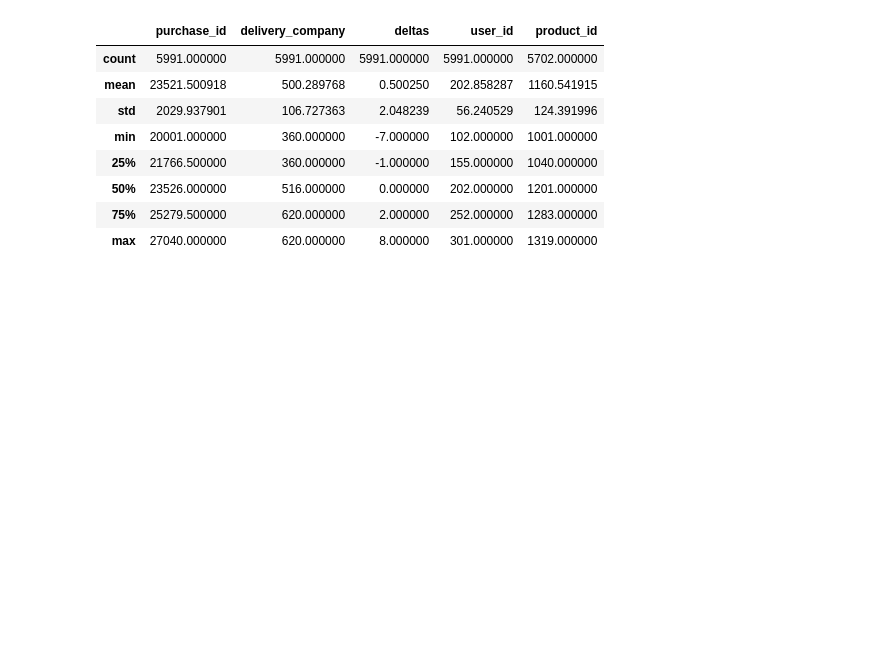
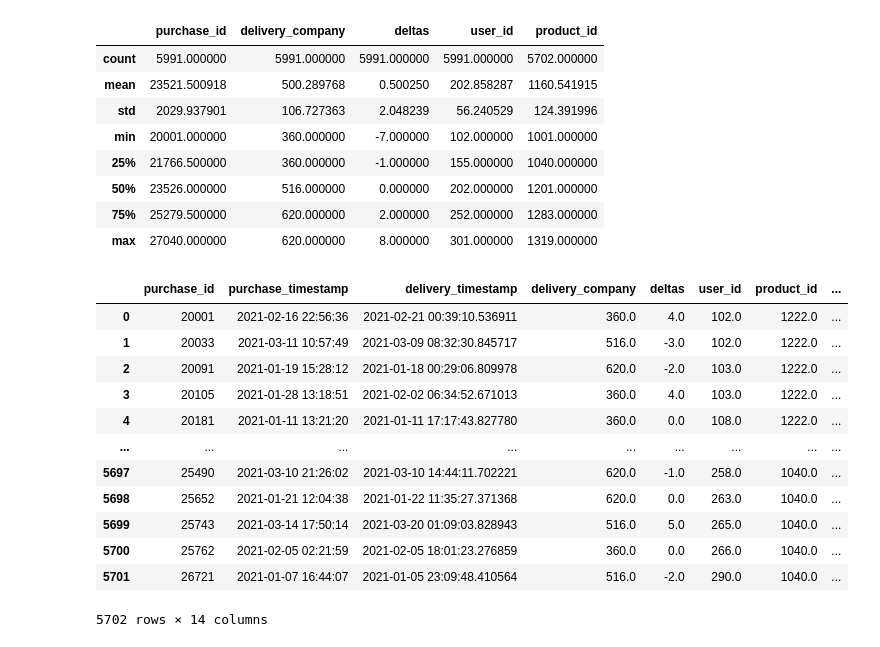
Before and after one commit to Magdahime/IUM_project, a Jupyter notebook: DataVisualization.ipynb, the cells around one changed output. Drawn from its saved outputs; the diff is of its cells as text; code cells hidden in the pictures; blank space fills up the shorter version.

```diff
--- a/DataVisualization.ipynb
+++ b/DataVisualization.ipynb
@@ -188,0 +191,16 @@ Text(0, 0.5, 'Deliveries mean')
+# %%
+deliveries_ses_user_prod
+# %% [output]
+|  | purchase_id | purchase_timestamp | delivery_timestamp | delivery_company | deltas | user_id | product_id | ... |
+| 0 | 20001 | 2021-02-16 22:56:36 | 2021-02-21 00:39:10.536911 | 360.0 | 4.0 | 102.0 | 1222.0 | ... |
+| 1 | 20033 | 2021-03-11 10:57:49 | 2021-03-09 08:32:30.845717 | 516.0 | -3.0 | 102.0 | 1222.0 | ... |
+| 2 | 20091 | 2021-01-19 15:28:12 | 2021-01-18 00:29:06.809978 | 620.0 | -2.0 | 103.0 | 1222.0 | ... |
+| 3 | 20105 | 2021-01-28 13:18:51 | 2021-02-02 06:34:52.671013 | 360.0 | 4.0 | 103.0 | 1222.0 | ... |
+| 4 | 20181 | 2021-01-11 13:21:20 | 2021-01-11 17:17:43.827780 | 360.0 | 0.0 | 108.0 | 1222.0 | ... |
+| ... | ... | ... | ... | ... | ... | ... | ... | ... |
+| 5697 | 25490 | 2021-03-10 21:26:02 | 2021-03-10 14:44:11.702221 | 620.0 | -1.0 | 258.0 | 1040.0 | ... |
+| 5698 | 25652 | 2021-01-21 12:04:38 | 2021-01-22 11:35:27.371368 | 620.0 | 0.0 | 263.0 | 1040.0 | ... |
+| 5699 | 25743 | 2021-03-14 17:50:14 | 2021-03-20 01:09:03.828943 | 516.0 | 5.0 | 265.0 | 1040.0 | ... |
+| 5700 | 25762 | 2021-02-05 02:21:59 | 2021-02-05 18:01:23.276859 | 360.0 | 0.0 | 266.0 | 1040.0 | ... |
+| 5701 | 26721 | 2021-01-07 16:44:07 | 2021-01-05 23:09:48.410564 | 516.0 | -2.0 | 290.0 | 1040.0 | ... |
+5702 rows × 14 columns
```
Also changed, not shown: parts of 5 cells of this notebook.
